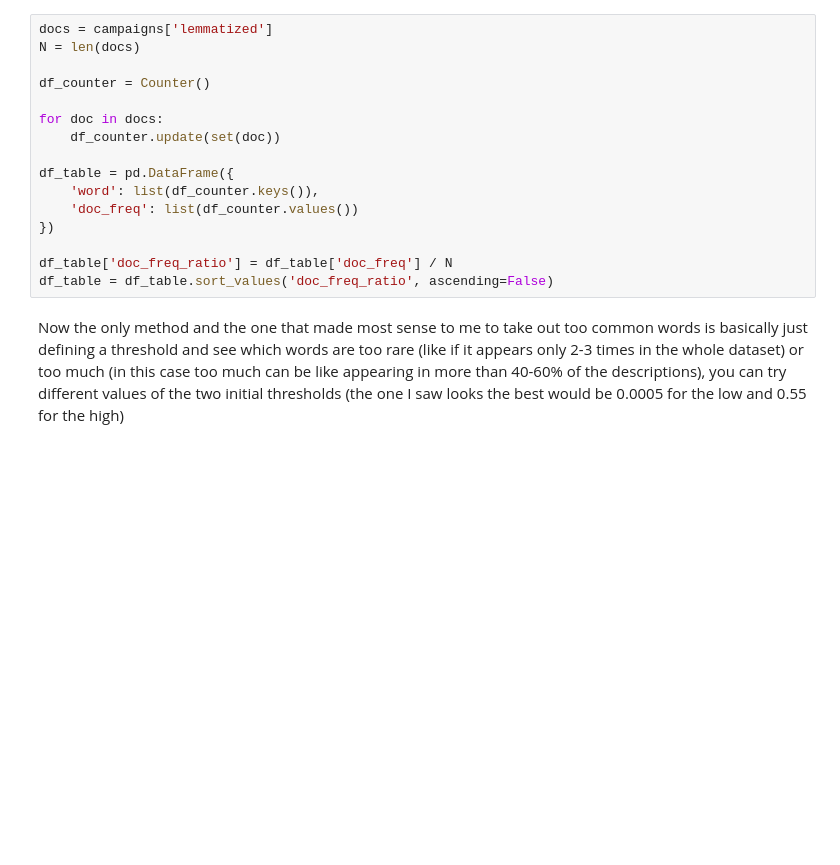
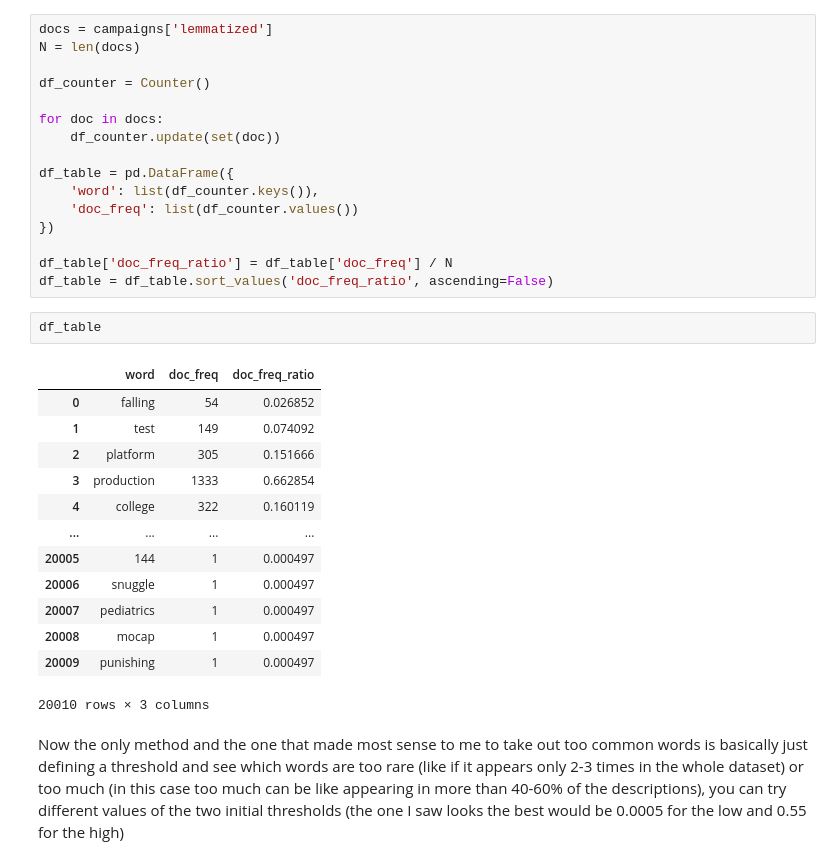
Before and after one commit to simomarra/WebScraping-From-Kickstarter-, a Jupyter notebook: Python Notebooks/Data_preparation_kickstarter.ipynb, the cells around one changed output. Saved outputs shown, nothing was run; the diff lists cells and outputs as text; blank space fills up the shorter version.

```diff
--- a/Python Notebooks/Data_preparation_kickstarter.ipynb
+++ b/Python Notebooks/Data_preparation_kickstarter.ipynb
@@ -140,6 +140,22 @@ df_table = pd.DataFrame({
 
 df_table['doc_freq_ratio'] = df_table['doc_freq'] / N
 df_table = df_table.sort_values('doc_freq_ratio', ascending=False)
+# %%
+df_table
+# %% [output]
+|  | word | doc_freq | doc_freq_ratio |
+| 0 | falling | 54 | 0.026852 |
+| 1 | test | 149 | 0.074092 |
+| 2 | platform | 305 | 0.151666 |
+| 3 | production | 1333 | 0.662854 |
+| 4 | college | 322 | 0.160119 |
+| ... | ... | ... | ... |
+| 20005 | 144 | 1 | 0.000497 |
+| 20006 | snuggle | 1 | 0.000497 |
+| 20007 | pediatrics | 1 | 0.000497 |
+| 20008 | mocap | 1 | 0.000497 |
+| 20009 | punishing | 1 | 0.000497 |
+20010 rows × 3 columns
 # %% [markdown]
 Now the only method and the one that made most sense to me to take out too common words is basically just defining a threshold and see which words are too rare (like if it appears only 2-3 times in the whole dataset) or too much (in this case too much can be like appearing in more than 40-60% of the descriptions), you can try different values of the two initial thresholds (the one I saw looks the best would be 0.0005 for the low and 0.55 for the high)
 # %%
```
Also changed, not shown: parts of 9 cells of this notebook.
